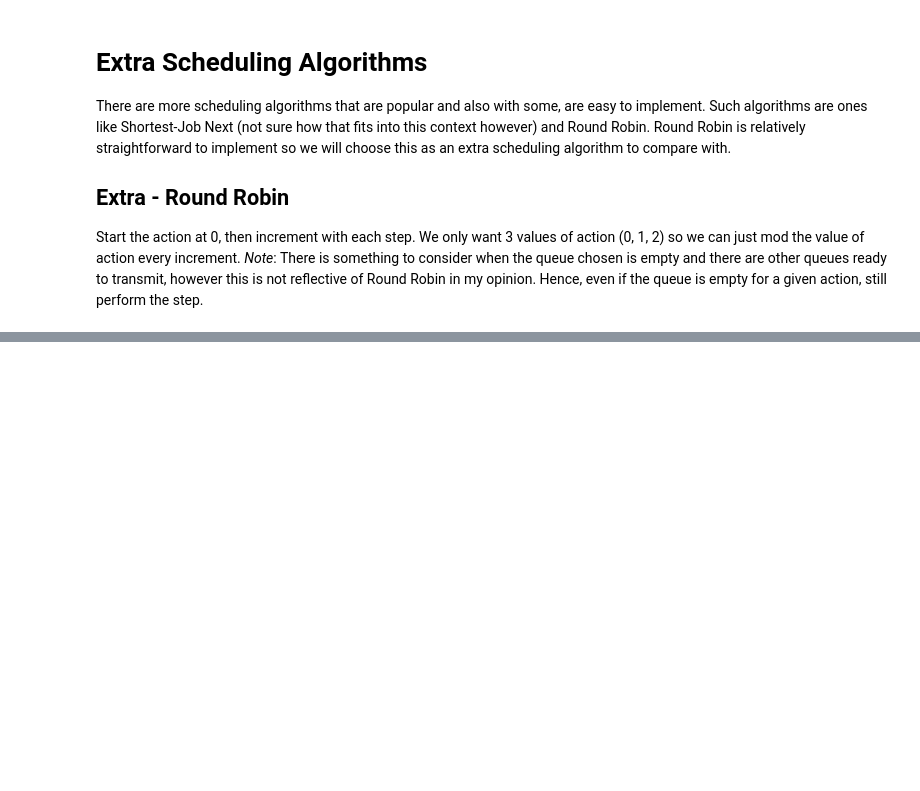
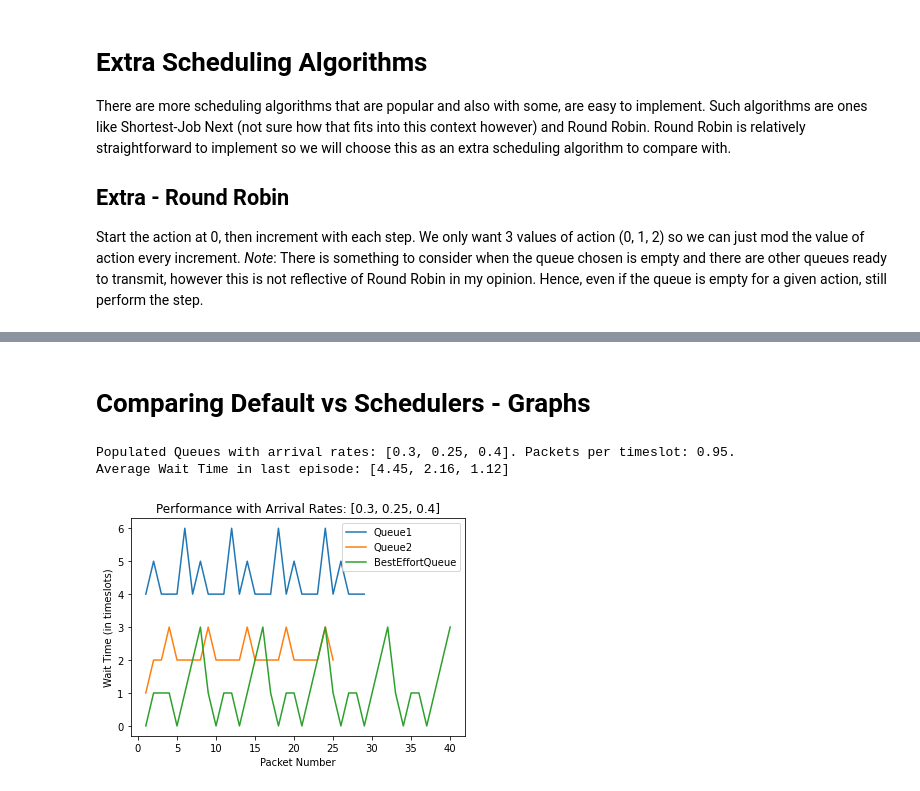
Before and after one commit to s3719678/ML_A2, a Jupyter notebook: notebooks/duc.ipynb, the cells around one changed output, grey strips where cells are left out. Drawn from its saved outputs; the diff is of its cells as text; code cells hidden in the pictures; blank space fills up the shorter version.

```diff
--- a/notebooks/duc.ipynb
+++ b/notebooks/duc.ipynb
@@ -1161,0 +1166,29 @@ graph_q_learning_wait_times(env)
+# %% [markdown]
+# Comparing Default vs Schedulers - Graphs
+# %%
+# Run ONE episode for default arrival rate to get results and graph
+populated_queues = prepopulate_queues(default_arrival_rates)
+env = QueueSimulator(default_arrival_rates, MEAN_DELAY_REQUIREMENTS, populated_queues)
+
+done = False
+state = max_limit_state(env.reset(0))
+steps = 0
+while not done:
+    action = np.argmax(final_q_table_scen1[state])
+
+    new_state, reward, done, info = env.step(action)
+    new_state = max_limit_state(new_state)
+
+    new_max_q = np.max(final_q_table_scen1[new_state])
+    current_q = final_q_table_scen1[new_state][action]
+    final_q_table_scen1[new_state][action] = (1 - LEARNING_RATE)*current_q + LEARNING_RATE*(reward + DISCOUNT*new_max_q)
+
+    state = max_limit_state(new_state)
+    steps += 1
+env.update_last_episode_stats(1)
+print('Average Wait Time in last episode: {0}'.format(env.calc_average_wait_time()))
+graph_model_vs_arrival_rates(env)
+# %% [output]
+Populated Queues with arrival rates: [0.3, 0.25, 0.4]. Packets per timeslot: 0.95.
+Average Wait Time in last episode: [4.45, 2.16, 1.12]
+[figure, added]
```
Also changed, not shown: parts of 20 cells of this notebook, 1 other file.
